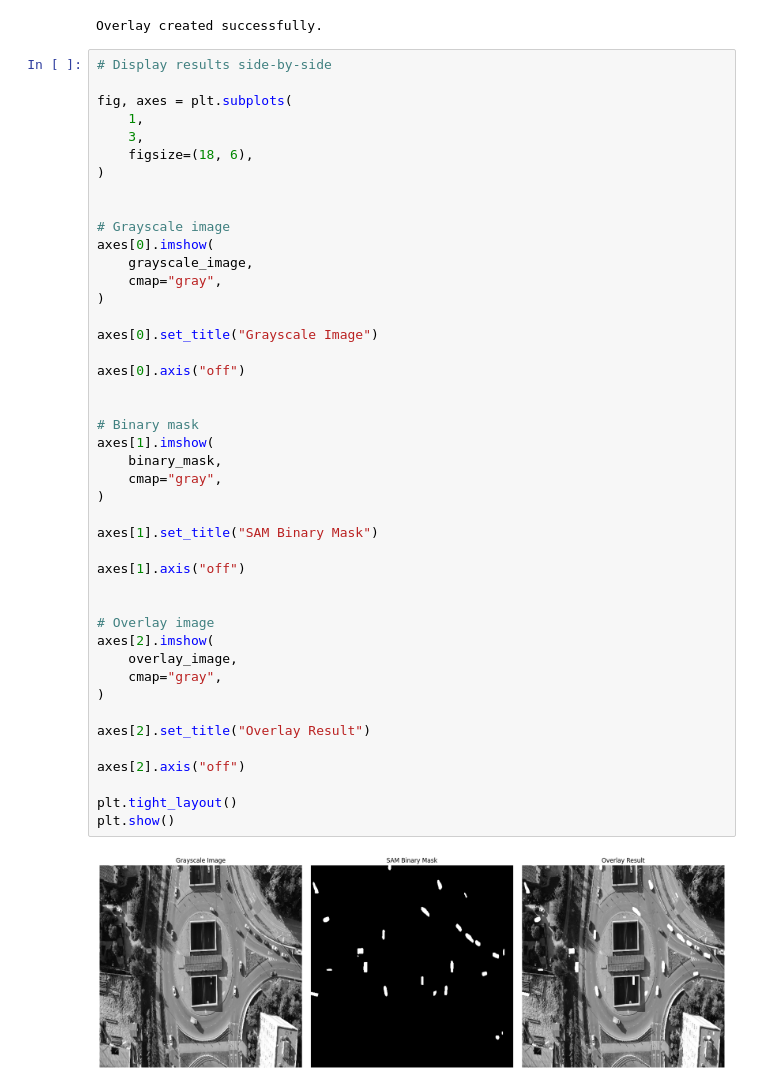
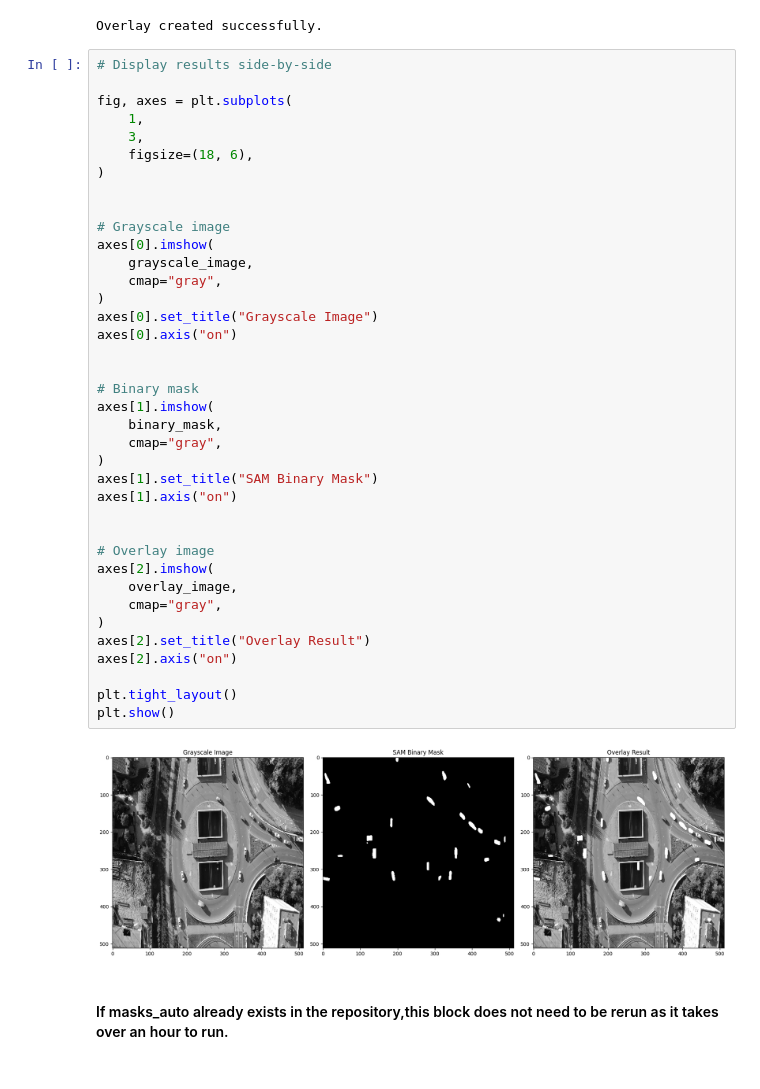
Before and after one commit to ogarmic1landr/developing_software_as_product, a Jupyter notebook: src/segmentation_project/segmentation_models/test_sam.ipynb, the cells around one changed output. Saved outputs shown, nothing was run; the diff lists cells and outputs as text.

```diff
--- a/src/segmentation_project/segmentation_models/test_sam.ipynb
+++ b/src/segmentation_project/segmentation_models/test_sam.ipynb
@@ -85,40 +88,36 @@ fig, axes = plt.subplots(
     figsize=(18, 6),
 )
 
 
 # Grayscale image
 axes[0].imshow(
     grayscale_image,
     cmap="gray",
 )
-
 axes[0].set_title("Grayscale Image")
-
-axes[0].axis("off")
+axes[0].axis("on")
 
 
 # Binary mask
 axes[1].imshow(
     binary_mask,
     cmap="gray",
 )
-
 axes[1].set_title("SAM Binary Mask")
-
-axes[1].axis("off")
+axes[1].axis("on")
 
 
 # Overlay image
 axes[2].imshow(
     overlay_image,
     cmap="gray",
 )
-
 axes[2].set_title("Overlay Result")
-
-axes[2].axis("off")
+axes[2].axis("on")
 
 plt.tight_layout()
 plt.show()
 # %% [output]
-[figure, old version]
+[figure, new version]
+# %% [markdown]
+#### If masks_auto already exists in the repository,this block does not need to be rerun as it takes over an hour to run.
```
Also changed, not shown: parts of 5 cells of this notebook, 15 other files.
